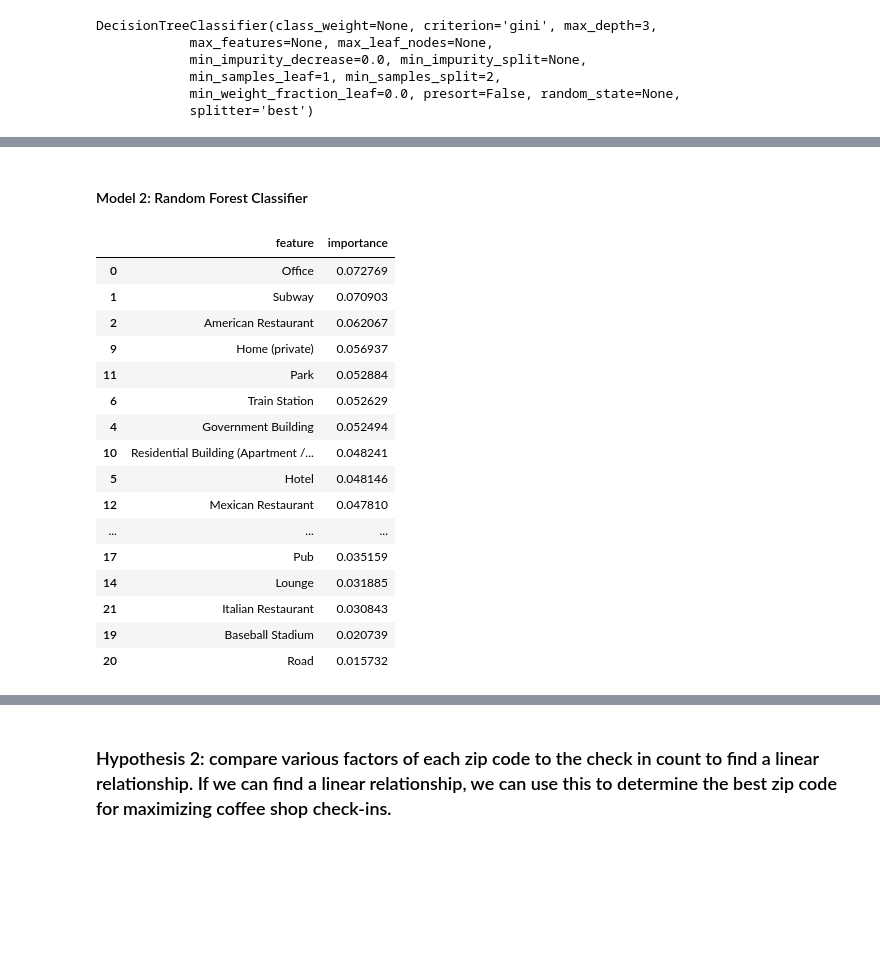
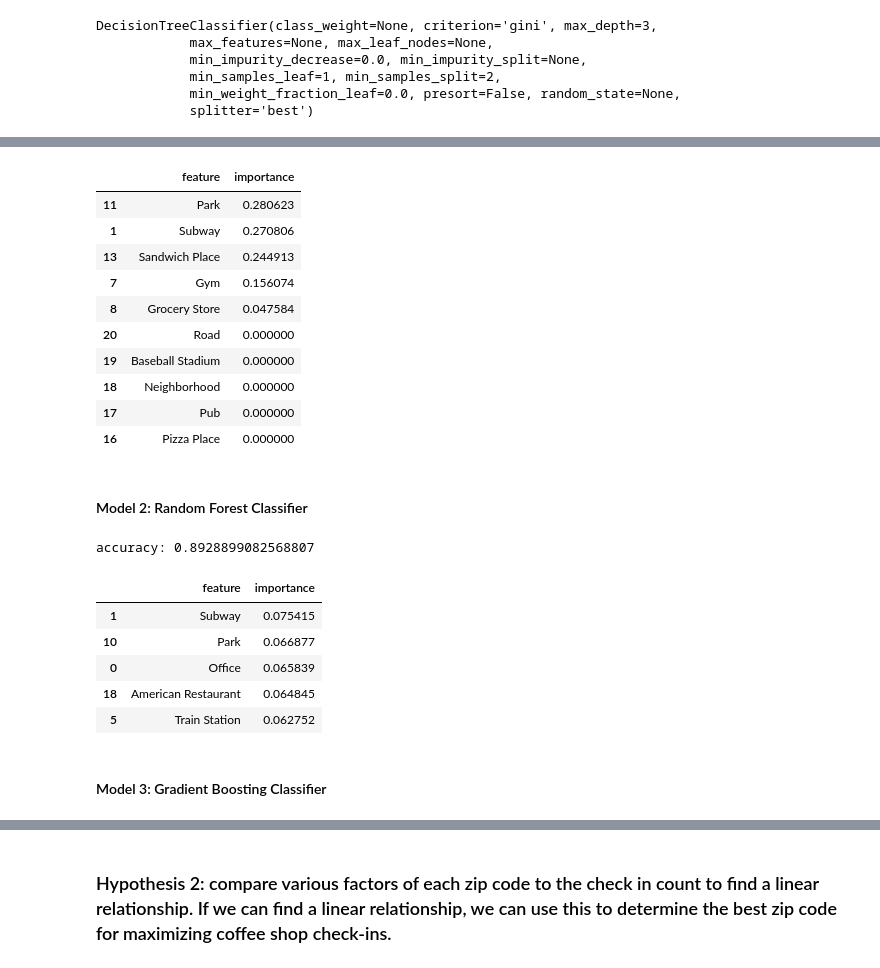
Before and after one commit to grassten/GA_datascience, a Jupyter notebook: 03_project-final.ipynb, the cells around one changed output, grey strips where cells are left out. Saved outputs shown, nothing was run; the diff lists cells and outputs as text; code cells hidden in the pictures; blank space fills up the shorter version.

```diff
--- a/03_project-final.ipynb
+++ b/03_project-final.ipynb
@@ -952,40 +952,48 @@ Accuracy:  0.8908256880733945
+# %%
+pd.DataFrame({'feature':feature_cols, 'importance':treeclf.feature_importances_}).sort_values('importance', ascending=False).head(10)
+# %% [output]
+|  | feature | importance |
+| 11 | Park | 0.280623 |
+| 1 | Subway | 0.270806 |
+| 13 | Sandwich Place | 0.244913 |
+| 7 | Gym | 0.156074 |
+| 8 | Grocery Store | 0.047584 |
+| 20 | Road | 0.000000 |
+| 19 | Baseball Stadium | 0.000000 |
+| 18 | Neighborhood | 0.000000 |
+| 17 | Pub | 0.000000 |
+| 16 | Pizza Place | 0.000000 |
 # %% [markdown]
 #### Model 2: Random Forest Classifier
 # %%
-feature_cols = ['Office', 'Subway', 'American Restaurant', 'Bar',
+feature_cols = ['Office', 'Subway', 'Bar',
        'Government Building', 'Hotel', 'Train Station', 'Gym',
        'Grocery Store', 'Home (private)',
        'Residential Building (Apartment / Condo)', 'Park',
        'Mexican Restaurant', 'Sandwich Place', 'Lounge', 'Building',
-       'Pizza Place', 'Pub', 'Neighborhood', 'Baseball Stadium', 'Road',
-       'Italian Restaurant']
+       'Pizza Place', 'Pub', 'Neighborhood', 'American Restaurant']
 
 X = foursquare_days_df[feature_cols]
 y = foursquare_days_df["Coffee Shop"]
 # %%
 from sklearn.ensemble import RandomForestClassifier
-from sklearn.datasets import make_classification
 
-rfclas = RandomForestClassifier(n_estimators=150, max_features=5, oob_score=True)
-rfclas.fit(X, y)
+rfclas = RandomForestClassifier(n_estimators=150, max_features=3, oob_score=True, random_state = 42)
 
-pd.DataFrame({'feature':feature_cols, 'importance':rfclas.feature_importances_}).sort_values('importance', ascending=False)
+X_train, X_test, y_train, y_test = train_test_split(X, y, random_state = 42)
+rfclas.fit(X_train, y_train)
+y_predict = rfclas.predict(X_test)
+print('accuracy: ' + str(accuracy_score(y_test, y_predict)))
+
+pd.DataFrame({'feature':feature_cols, 'importance':rfclas.feature_importances_}).sort_values('importance', ascending=False).head()
 # %% [output]
+accuracy: 0.8928899082568807
 |  | feature | importance |
-| 0 | Office | 0.072769 |
-| 1 | Subway | 0.070903 |
-| 2 | American Restaurant | 0.062067 |
-| 9 | Home (private) | 0.056937 |
-| 11 | Park | 0.052884 |
-| 6 | Train Station | 0.052629 |
-| 4 | Government Building | 0.052494 |
-| 10 | Residential Building (Apartment /... | 0.048241 |
-| 5 | Hotel | 0.048146 |
-| 12 | Mexican Restaurant | 0.047810 |
-| ... | ... | ... |
-| 17 | Pub | 0.035159 |
-| 14 | Lounge | 0.031885 |
-| 21 | Italian Restaurant | 0.030843 |
-| 19 | Baseball Stadium | 0.020739 |
-| 20 | Road | 0.015732 |
+| 1 | Subway | 0.075415 |
+| 10 | Park | 0.066877 |
+| 0 | Office | 0.065839 |
+| 18 | American Restaurant | 0.064845 |
+| 5 | Train Station | 0.062752 |
+# %% [markdown]
+#### Model 3: Gradient Boosting Classifier
 # %%
```
Also changed, not shown: parts of 4 cells of this notebook, 3 other files.
